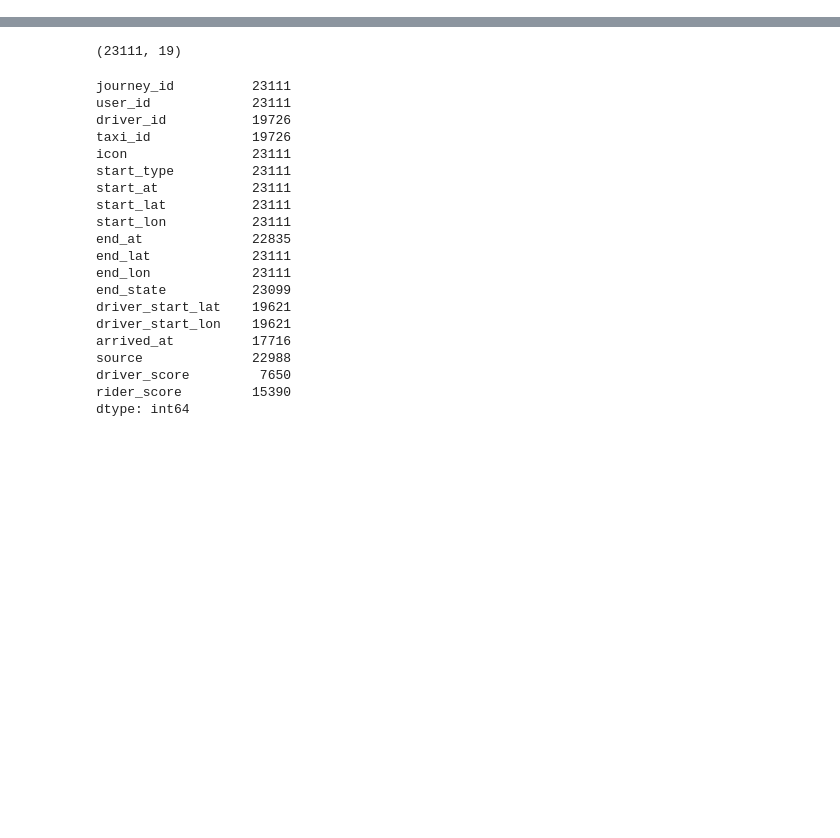
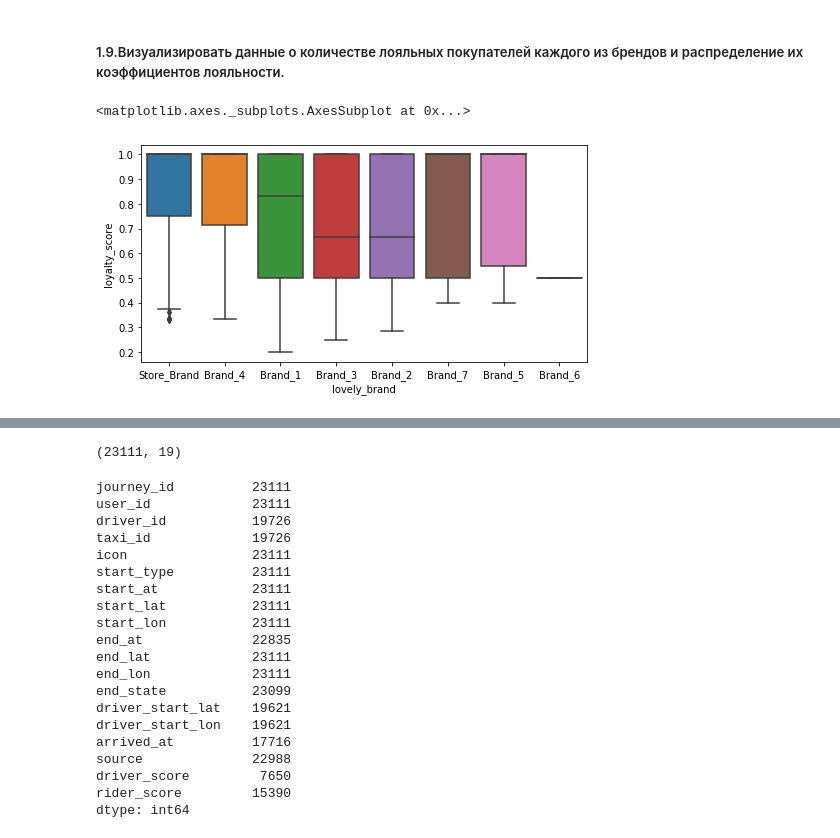
Before and after one commit to VikhlyantsevA/Stepik_Data-Analysis-basics, a Jupyter notebook: lesson 3/lesson 3.ipynb, the cells around one changed output, grey strips where cells are left out. Saved outputs shown, nothing was run; the diff lists cells and outputs as text; code cells hidden in the pictures; blank space fills up the shorter version.

```diff
--- a/lesson 3/lesson 3.ipynb
+++ b/lesson 3/lesson 3.ipynb
@@ -289,0 +161,9 @@ peru_taxi_data.tail()
+# %% [markdown]
+##### 1.9.Визуализировать данные о количестве лояльных покупателей каждого из брендов и распределение их коэффициентов лояльности.
+# %%
+plt.figure(figsize=(8,4))
+
+sns.boxplot(x='lovely_brand', y='loyalty_score', data=loyalty_df)
+# %% [output]
+<matplotlib.axes._subplots.AxesSubplot at 0x...>
+[figure, added]
```
Also changed, not shown: parts of 84 cells of this notebook, 10 other files.
